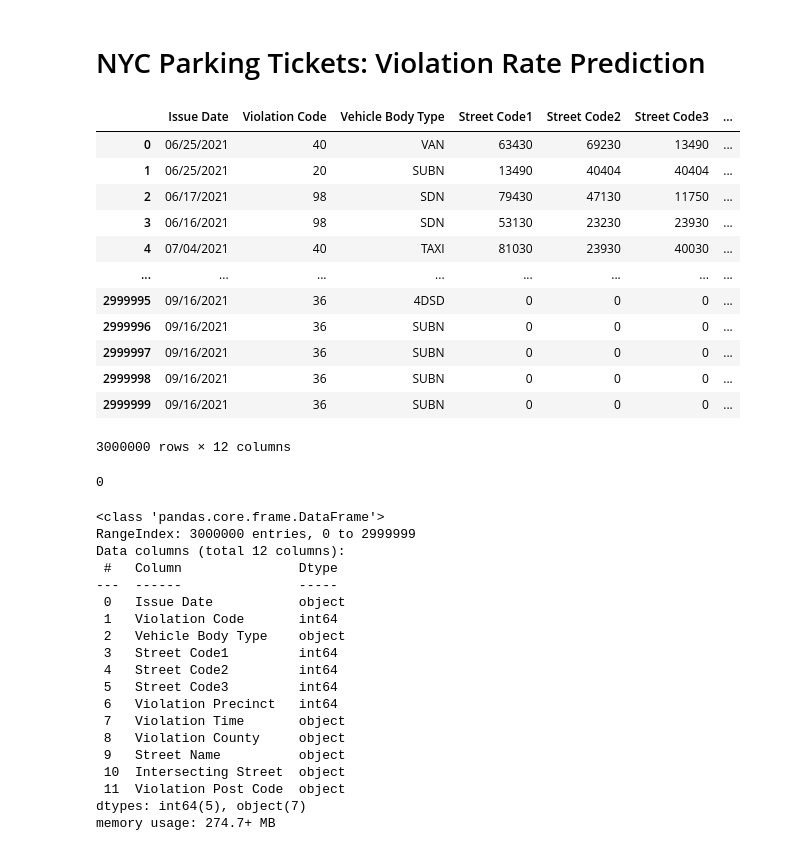
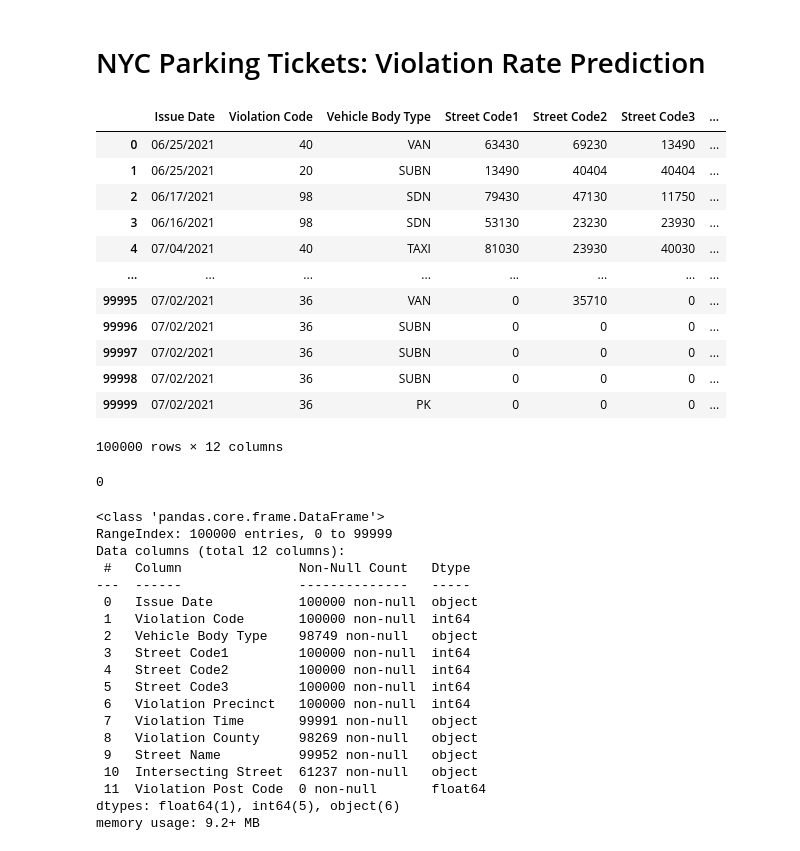
Before and after one commit to yasinsametkaraca/parking-violation-predictions, a Jupyter notebook: parking_violation_predict.ipynb, the cells around one changed output. Drawn from its saved outputs; the diff is of its cells as text; code cells hidden in the pictures.

```diff
--- a/parking_violation_predict.ipynb
+++ b/parking_violation_predict.ipynb
@@ -36,40 +36,40 @@ selected_columns = [
     'Intersecting Street',
     'Violation Precinct',
     'Violation County',
     'Vehicle Body Type',
     'Issue Date',
     # 'Date First Observed',
     'Violation Time',
     #'Days Parking In Effect',
     #'From Hours In Effect',
     #'To Hours In Effect',
     'Violation Code',
 ]
 
 '''
 Genel olarak, "county" (ilçe) daha büyük bir alanı temsil eder. Bir "county", genellikle belirli bir eyaletin sınırları içinde bulunan büyük bir coğrafi bölgeyi kapsar. Bir eyalette birden çok "county" bulunabilir ve her biri kendi yerel yönetimine sahiptir.
 
 Öte yandan, "precinct" (seçim bölgesi) daha küçük bir coğrafi bölgeyi ifade eder. Bu, genellikle seçmenlerin oy kullandığı belirli bir mahalle veya köyü temsil eder. Seçim bölgesi, seçimlerde kullanılan ve oy verme işlemini düzenleyen bir kavramdır.
 '''
 
-n_rows_to_read = 3000000
+n_rows_to_read = 100000
 file_path = 'Parking_Violations_2022.csv'
 df = pd.read_csv(file_path, usecols=selected_columns, nrows=n_rows_to_read) # nrows=n_rows_to_read
 df
 # %% [output]
 |  | Issue Date | Violation Code | Vehicle Body Type | Street Code1 | Street Code2 | Street Code3 | ... |
 | 0 | 06/25/2021 | 40 | VAN | 63430 | 69230 | 13490 | ... |
 | 1 | 06/25/2021 | 20 | SUBN | 13490 | 40404 | 40404 | ... |
 | 2 | 06/17/2021 | 98 | SDN | 79430 | 47130 | 11750 | ... |
 | 3 | 06/16/2021 | 98 | SDN | 53130 | 23230 | 23930 | ... |
 | 4 | 07/04/2021 | 40 | TAXI | 81030 | 23930 | 40030 | ... |
 | ... | ... | ... | ... | ... | ... | ... | ... |
-| 2999995 | 09/16/2021 | 36 | 4DSD | 0 | 0 | 0 | ... |
-| 2999996 | 09/16/2021 | 36 | SUBN | 0 | 0 | 0 | ... |
-| 2999997 | 09/16/2021 | 36 | SUBN | 0 | 0 | 0 | ... |
-| 2999998 | 09/16/2021 | 36 | SUBN | 0 | 0 | 0 | ... |
-| 2999999 | 09/16/2021 | 36 | SUBN | 0 | 0 | 0 | ... |
+| 99995 | 07/02/2021 | 36 | VAN | 0 | 35710 | 0 | ... |
+| 99996 | 07/02/2021 | 36 | SUBN | 0 | 0 | 0 | ... |
+| 99997 | 07/02/2021 | 36 | SUBN | 0 | 0 | 0 | ... |
+| 99998 | 07/02/2021 | 36 | SUBN | 0 | 0 | 0 | ... |
+| 99999 | 07/02/2021 | 36 | PK | 0 | 0 | 0 | ... |
-3000000 rows × 12 columns
+100000 rows × 12 columns
 # %%
 df['Violation Precinct'].isna().sum()
 # %% [output]
@@ -78,24 +78,24 @@ df['Violation Precinct'].isna().sum()
 df.info()
 # %% [output]
 <class 'pandas.core.frame.DataFrame'>
-RangeIndex: 3000000 entries, 0 to 2999999
+RangeIndex: 100000 entries, 0 to 99999
 Data columns (total 12 columns):
- #   Column               Dtype
----  ------               -----
- 0   Issue Date           object
- 1   Violation Code       int64
- 2   Vehicle Body Type    object
- 3   Street Code1         int64
- 4   Street Code2         int64
- 5   Street Code3         int64
- 6   Violation Precinct   int64
- 7   Violation Time       object
- 8   Violation County     object
- 9   Street Name          object
- 10  Intersecting Street  object
- 11  Violation Post Code  object
-dtypes: int64(5), object(7)
-memory usage: 274.7+ MB
+ #   Column               Non-Null Count   Dtype
+---  ------               --------------   -----
+ 0   Issue Date           100000 non-null  object
+ 1   Violation Code       100000 non-null  int64
+ 2   Vehicle Body Type    98749 non-null   object
+ 3   Street Code1         100000 non-null  int64
+ 4   Street Code2         100000 non-null  int64
+ 5   Street Code3         100000 non-null  int64
+ 6   Violation Precinct   100000 non-null  int64
+ 7   Violation Time       99991 non-null   object
+ 8   Violation County     98269 non-null   object
+ 9   Street Name          99952 non-null   object
+ 10  Intersecting Street  61237 non-null   object
+ 11  Violation Post Code  0 non-null       float64
+dtypes: float64(1), int64(5), object(6)
+memory usage: 9.2+ MB
 # %%
 df['Violation Time']
 # %% [output]
```
Also changed, not shown: parts of 15 cells of this notebook, 1 other file.
